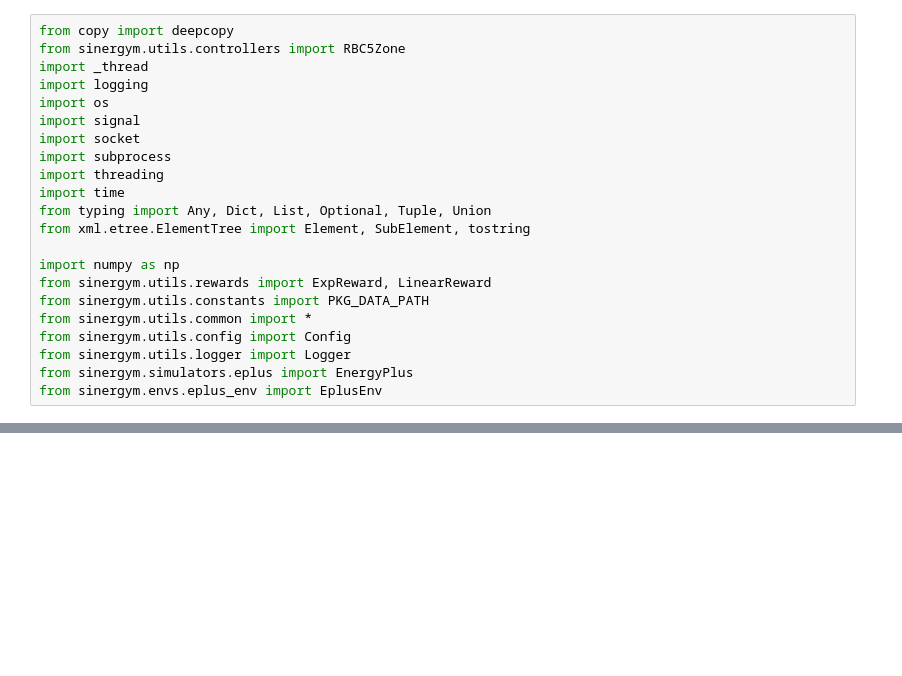
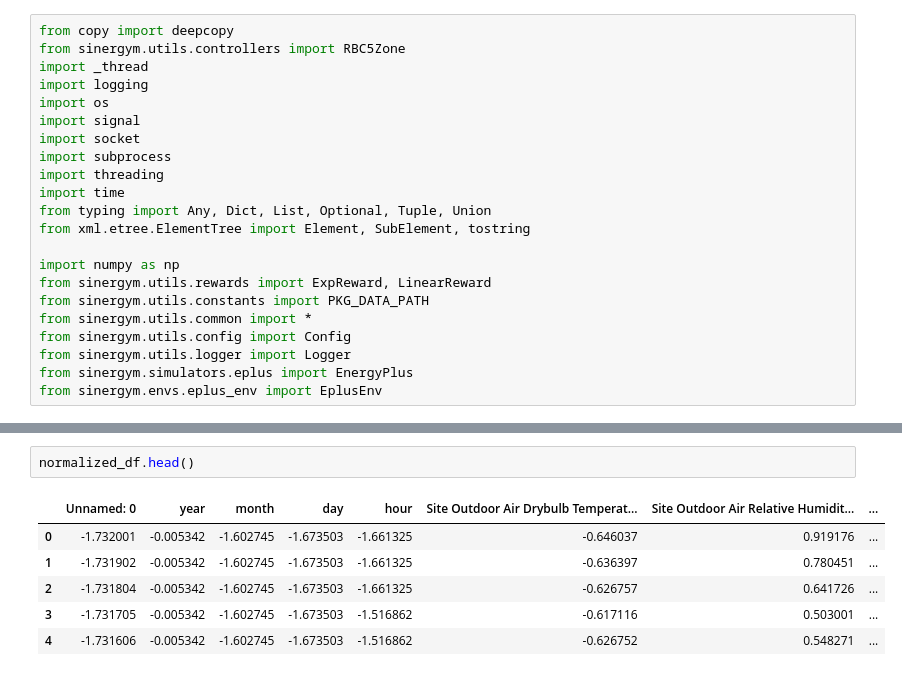
Before and after one commit to Demosthen/ActiveRL, a Jupyter notebook: scratch.ipynb, the cells around one changed output, grey strips where cells are left out. Cells and saved outputs as stored; diff of their text form; blank space fills up the shorter version.

```diff
--- a/scratch.ipynb
+++ b/scratch.ipynb
@@ -537,0 +514,9 @@ Name: Site Outdoor Air Drybulb Temperature(Environment), dtype: float64
+# %%
+normalized_df.head()
+# %% [output]
+|  | Unnamed: 0 | year | month | day | hour | Site Outdoor Air Drybulb Temperat... | Site Outdoor Air Relative Humidit... | ... |
+| 0 | -1.732001 | -0.005342 | -1.602745 | -1.673503 | -1.661325 | -0.646037 | 0.919176 | ... |
+| 1 | -1.731902 | -0.005342 | -1.602745 | -1.673503 | -1.661325 | -0.636397 | 0.780451 | ... |
+| 2 | -1.731804 | -0.005342 | -1.602745 | -1.673503 | -1.661325 | -0.626757 | 0.641726 | ... |
+| 3 | -1.731705 | -0.005342 | -1.602745 | -1.673503 | -1.516862 | -0.617116 | 0.503001 | ... |
+| 4 | -1.731606 | -0.005342 | -1.602745 | -1.673503 | -1.516862 | -0.626752 | 0.548271 | ... |
```
Also changed, not shown: parts of 27 cells of this notebook, 5 other files.
